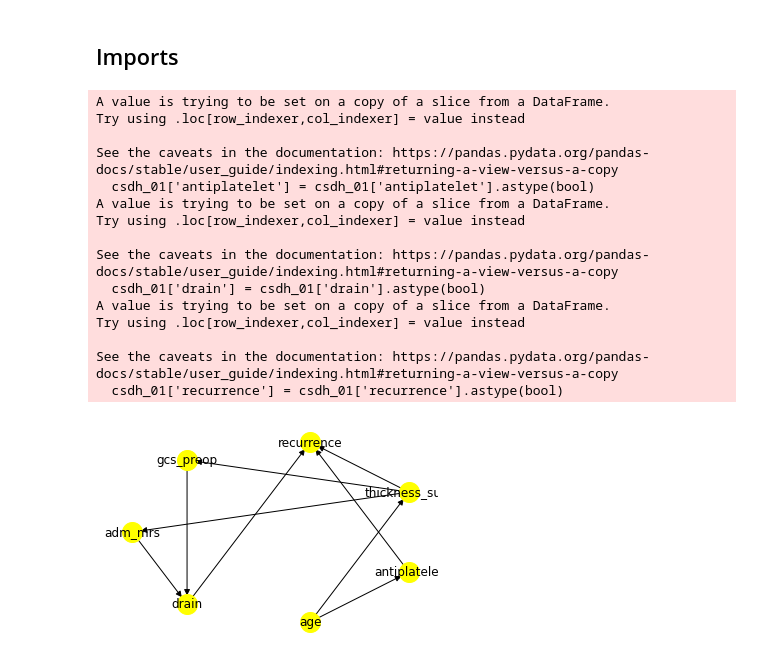
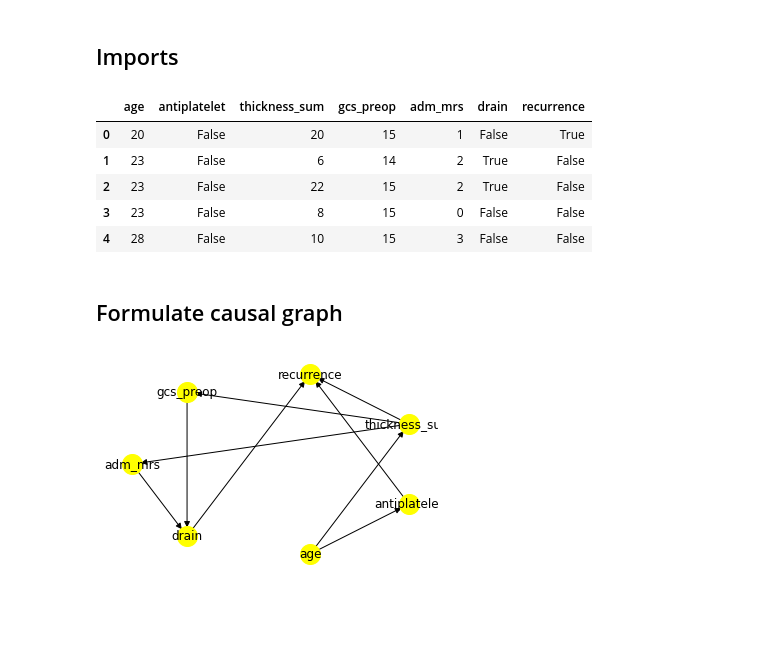
Before and after one commit to c-abbott/surviving-the-icu, a Jupyter notebook: notebooks/csdh_dowhy.ipynb, the cells around one changed output. Cells and saved outputs as stored; diff of their text form; code cells hidden in the pictures; blank space fills up the shorter version.

```diff
--- a/notebooks/csdh_dowhy.ipynb
+++ b/notebooks/csdh_dowhy.ipynb
@@ -41,27 +40,25 @@ csdh_01 = csdh[['age', 'antiplatelet', 'thickness_sum', 'gcs_preop', 'adm_mrs',
 # %%
+# Grab relevant features from dataset
+csdh_01 = csdh[['age', 'antiplatelet', 'thickness_sum', 'gcs_preop', 'adm_mrs', 'drain', 'recurrence']]
+# Convert ints/floats to bools for DoWhy package
 csdh_01['antiplatelet'] = csdh_01['antiplatelet'].astype(bool)
 csdh_01['drain'] = csdh_01['drain'].astype(bool)
 csdh_01['recurrence'] = csdh_01['recurrence'].astype(bool)
-# %% [output]
-A value is trying to be set on a copy of a slice from a DataFrame.
-Try using .loc[row_indexer,col_indexer] = value instead
-
-See the caveats in the documentation: https://pandas.pydata.org/pandas-docs/stable/user_guide/indexing.html#returning-a-view-versus-a-copy
-  csdh_01['antiplatelet'] = csdh_01['antiplatelet'].astype(bool)
-A value is trying to be set on a copy of a slice from a DataFrame.
-Try using .loc[row_indexer,col_indexer] = value instead
-
-See the caveats in the documentation: https://pandas.pydata.org/pandas-docs/stable/user_guide/indexing.html#returning-a-view-versus-a-copy
-  csdh_01['drain'] = csdh_01['drain'].astype(bool)
-A value is trying to be set on a copy of a slice from a DataFrame.
-Try using .loc[row_indexer,col_indexer] = value instead
-
-See the caveats in the documentation: https://pandas.pydata.org/pandas-docs/stable/user_guide/indexing.html#returning-a-view-versus-a-copy
-  csdh_01['recurrence'] = csdh_01['recurrence'].astype(bool)
+# %%
+csdh_01.head()
+# %% [output]
+|  | age | antiplatelet | thickness_sum | gcs_preop | adm_mrs | drain | recurrence |
+| 0 | 20 | False | 20 | 15 | 1 | False | True |
+| 1 | 23 | False | 6 | 14 | 2 | True | False |
+| 2 | 23 | False | 22 | 15 | 2 | True | False |
+| 3 | 23 | False | 8 | 15 | 0 | False | False |
+| 4 | 28 | False | 10 | 15 | 3 | False | False |
+# %% [markdown]
+## Formulate causal graph
 # %%
-causal_graph = "digraph {adm_mrs -> drain;age -> antiplatelet;age -> thickness_sum;antiplatelet -> recurrence;drain -> recurrence;gcs_preop -> drain;thickness_sum -> adm_mrs;thickness_sum -> gcs_preop;thickness_sum -> recurrence;}"
+# I. Create a causal model from the data and given graph.
+causal_graph = "digraph {adm_mrs -> drain;age -> antiplatelet;age -> thickness_sum;antiplatelet -> recurrence;drain -> recurrence;gcs_preop -> drain;thickness_sum -> adm_mrs;thickness_sum -> gcs_preop;thickness_sum -> recurrence;}"""
+model = CausalModel(data=csdh_01, treatment='drain', outcome='recurrence', graph=causal_graph)
+model.view_model()
+# %% [output]
+[figure, added]
-# %%
-model = CausalModel(data=csdh_01, treatment='drain', outcome='recurrence', graph=causal_graph)
-model.view_model()
-# %% [output]
-[figure, removed]
```
Also changed, not shown: parts of 14 cells of this notebook.
